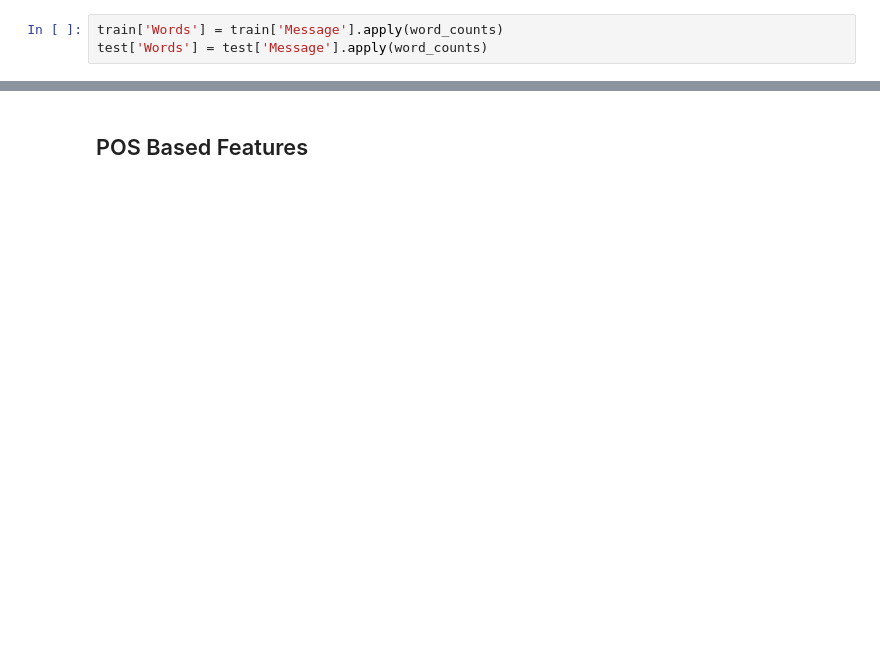
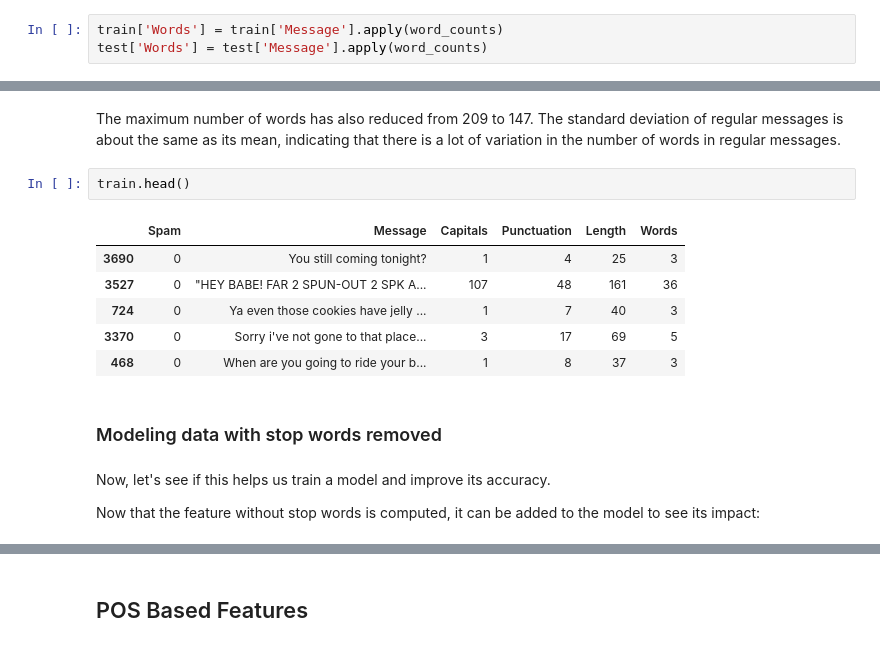
Before and after one commit to rahiakela/advanced-natural-language-processing-with-tensorflow-2, a Jupyter notebook: 1-essentials-of-nlp/1_text_normalization.ipynb, the cells around one changed output, grey strips where cells are left out. Cells and saved outputs as stored; diff of their text form; blank space fills up the shorter version.

```diff
--- a/1-essentials-of-nlp/1_text_normalization.ipynb
+++ b/1-essentials-of-nlp/1_text_normalization.ipynb
@@ -792,3 +820,20 @@ test['Words'] = test['Message'].apply(word_counts)
+# %% [markdown]
+The maximum number of words has also reduced from 209 to 147. The standard deviation of regular messages is about the same as its mean, indicating that there is a lot of variation in the number of words in regular messages.
+# %%
+train.head()
+# %% [output]
+|  | Spam | Message | Capitals | Punctuation | Length | Words |
+| 3690 | 0 | You still coming tonight? | 1 | 4 | 25 | 3 |
+| 3527 | 0 | "HEY BABE! FAR 2 SPUN-OUT 2 SPK A... | 107 | 48 | 161 | 36 |
+| 724 | 0 | Ya even those cookies have jelly ... | 1 | 7 | 40 | 3 |
+| 3370 | 0 | Sorry i've not gone to that place... | 3 | 17 | 69 | 5 |
+| 468 | 0 | When are you going to ride your b... | 1 | 8 | 37 | 3 |
+# %% [markdown]
+### Modeling data with stop words removed
+# %% [markdown]
+Now, let's see if this helps us train a model and improve its accuracy.
+
+Now that the feature without stop words is computed, it can be added to the model to see its impact:
 # %%
 x_train = train[['Length', 'Punctuation', 'Capitals', 'Words']]
 y_train = train[['Spam']]
```
Also changed, not shown: parts of 50 cells of this notebook.
